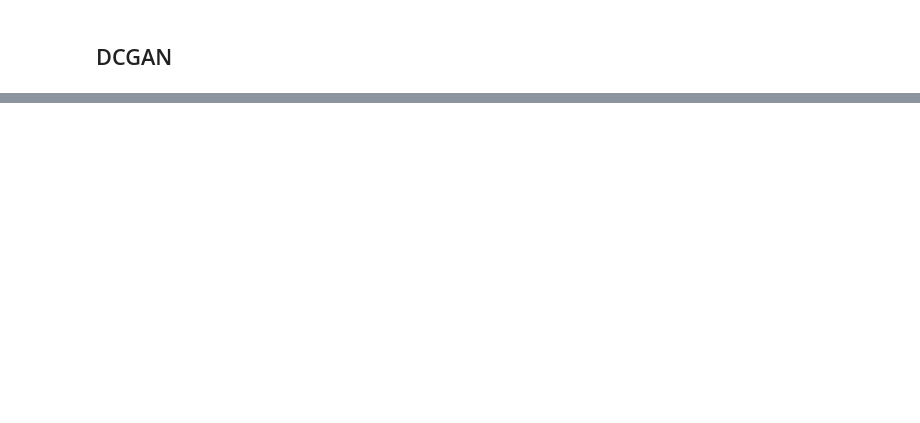
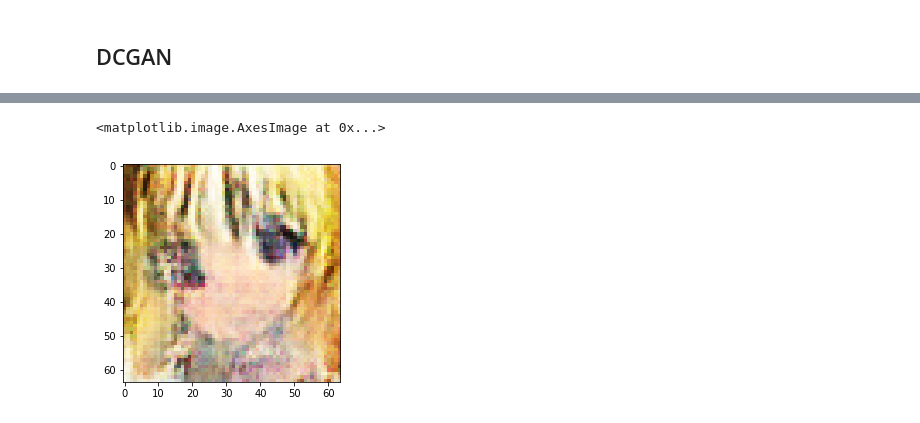
Before and after one commit to kurtisdavid/DeepVision, a Jupyter notebook: generative_networks/DCGAN.ipynb, the cells around one changed output, grey strips where cells are left out. Drawn from its saved outputs; the diff is of its cells as text; code cells hidden in the pictures; blank space fills up the shorter version.

```diff
--- a/generative_networks/DCGAN.ipynb
+++ b/generative_networks/DCGAN.ipynb
@@ -71,0 +179,13 @@ class Generator(nn.Module):
+# %%
+denormalizer = lambda p: (p+1)*255/2
+# %%
+vf = np.vectorize(denormalizer)
+# %%
+img = vf(out).astype('uint8')
+# %%
+img = np.clip(img,0,255)
+# %%
+plt.imshow(img)
+# %% [output]
+<matplotlib.image.AxesImage at 0x...>
+[figure, added]
```
Also changed, not shown: parts of 16 cells of this notebook.
